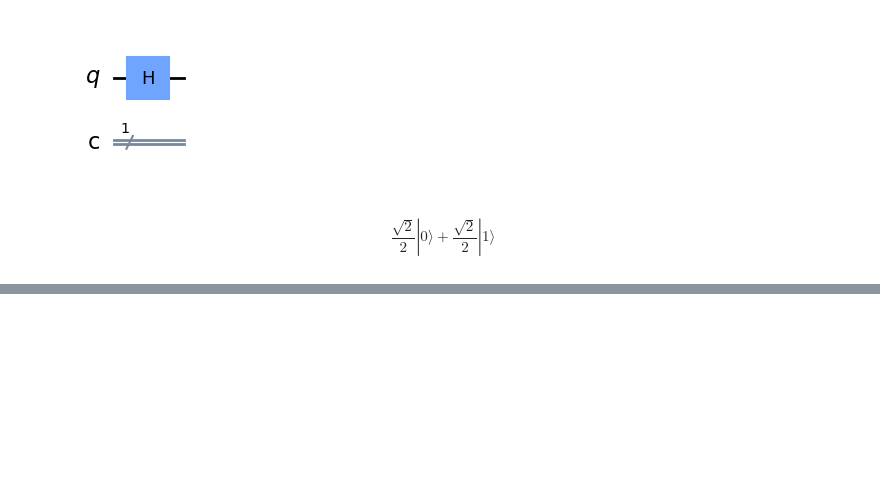
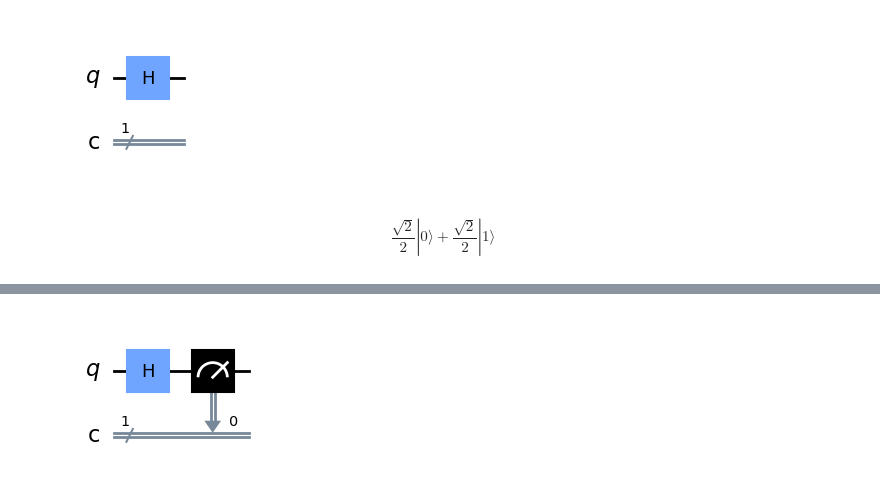
Before and after one commit to EusseJhoan/Utel_descifradoElQuantum, a Jupyter notebook: Descifrando_el_quantum.ipynb, the cells around one changed output, grey strips where cells are left out. Drawn from its saved outputs; the diff is of its cells as text; code cells hidden in the pictures; blank space fills up the shorter version.

```diff
--- a/Descifrando_el_quantum.ipynb
+++ b/Descifrando_el_quantum.ipynb
@@ -109,0 +132,7 @@ $$\frac{\sqrt{2}}{2} |0\rangle+\frac{\sqrt{2}}{2} |1\rangle$$
+# %%
+compuertaH=QuantumCircuit(1,1) #Crear un cubit y un canal de medida
+compuertaH.h(0) #Aplico compuerta lógica cuántica H al primer cubit (cúbit 0)
+compuertaH.measure(0,0)
+compuertaH.draw(output="mpl")
+# %% [output]
+[figure, added]
```
Also changed, not shown: parts of 25 cells of this notebook.
